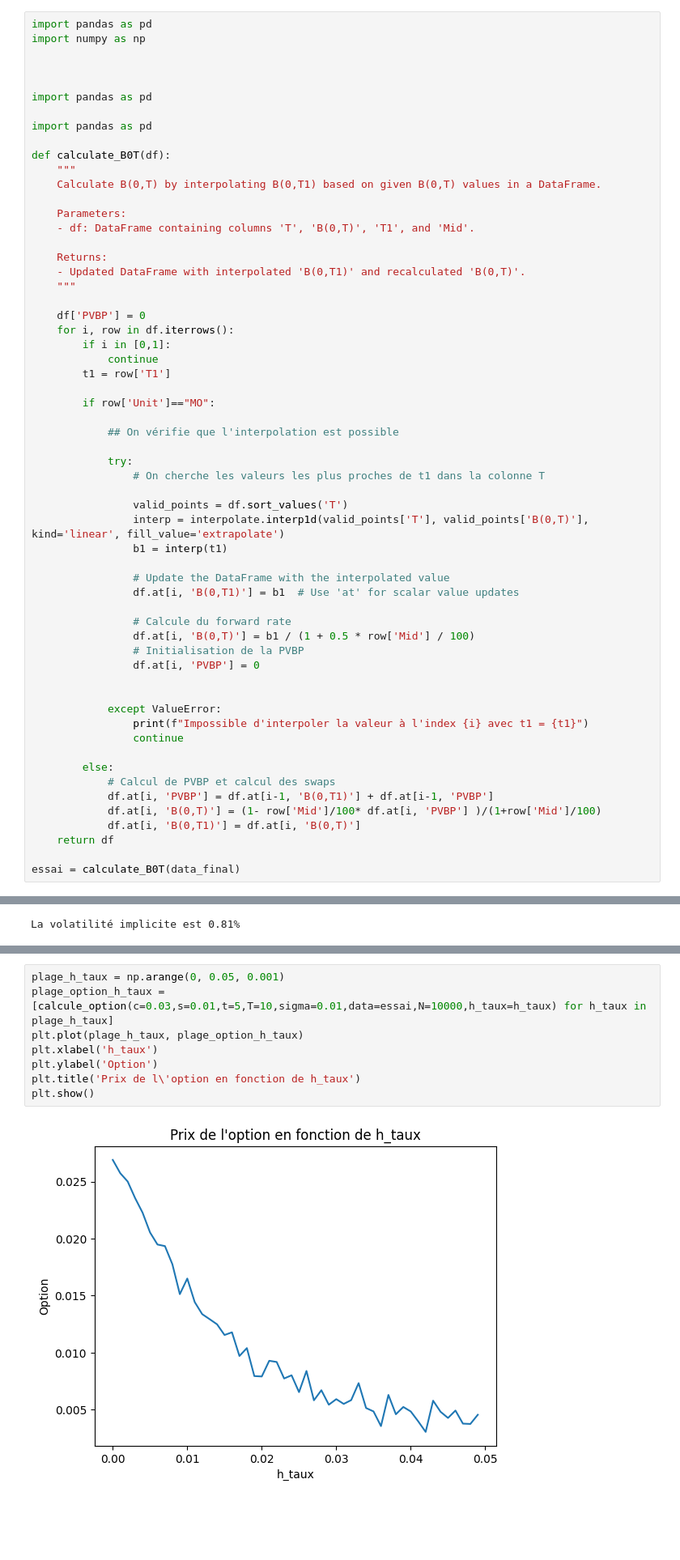
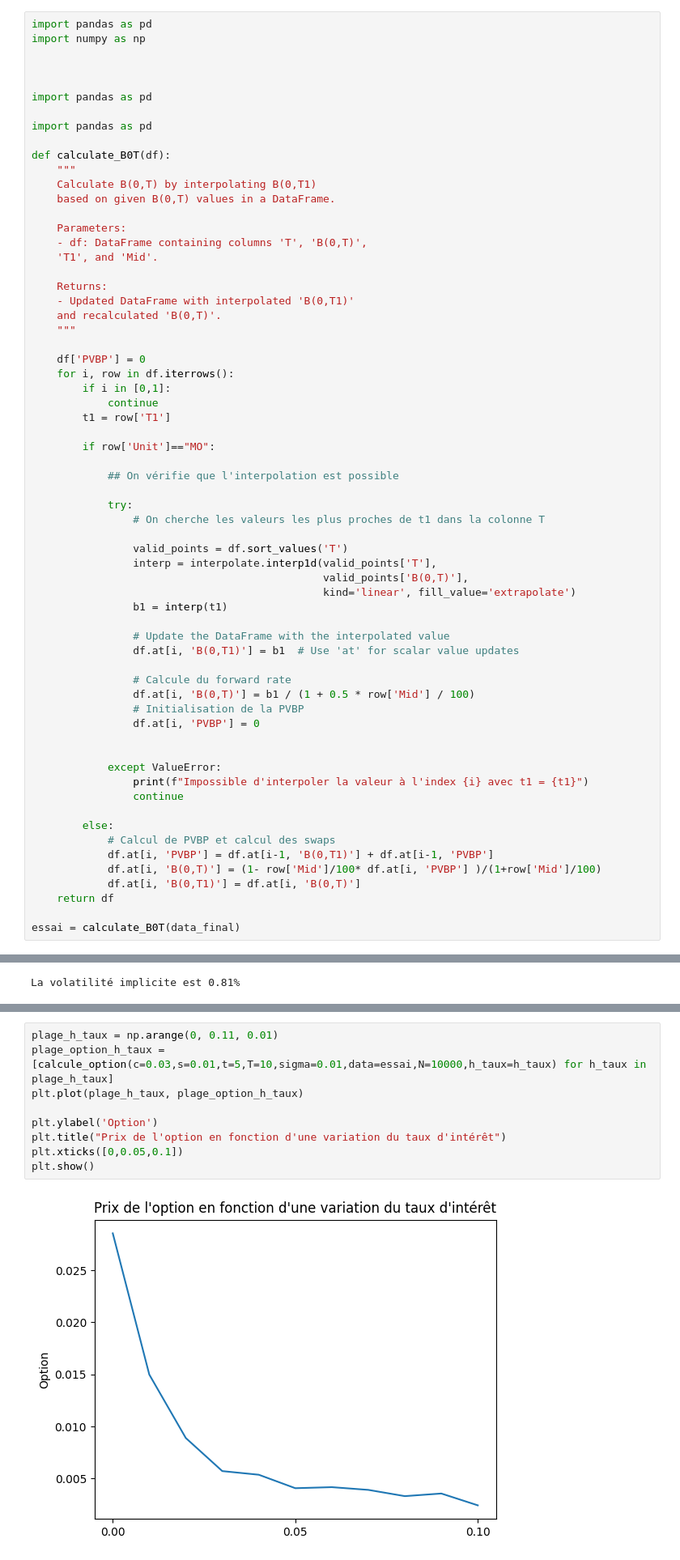
Before and after one commit to Jumbong/ensai, a Jupyter notebook: posts/obligation/index.ipynb, the cells around one changed output, grey strips where cells are left out. Shown: that part at 81% size. Saved outputs shown, nothing was run; the diff lists cells and outputs as text; blank space fills up the shorter version.

```diff
--- a/posts/obligation/index.ipynb
+++ b/posts/obligation/index.ipynb
@@ -222,13 +212,16 @@ import pandas as pd
 
 def calculate_B0T(df):
     """
-    Calculate B(0,T) by interpolating B(0,T1) based on given B(0,T) values in a DataFrame.
+    Calculate B(0,T) by interpolating B(0,T1)
+    based on given B(0,T) values in a DataFrame.
 
     Parameters:
-    - df: DataFrame containing columns 'T', 'B(0,T)', 'T1', and 'Mid'.
+    - df: DataFrame containing columns 'T', 'B(0,T)',
+    'T1', and 'Mid'.
 
     Returns:
-    - Updated DataFrame with interpolated 'B(0,T1)' and recalculated 'B(0,T)'.
+    - Updated DataFrame with interpolated 'B(0,T1)'
+    and recalculated 'B(0,T)'.
     """
 
     df['PVBP'] = 0
@@ -245,7 +238,9 @@ def calculate_B0T(df):
                 # On cherche les valeurs les plus proches de t1 dans la colonne T
 
                 valid_points = df.sort_values('T')
-                interp = interpolate.interp1d(valid_points['T'], valid_points['B(0,T)'], kind='linear', fill_value='extrapolate')
+                interp = interpolate.interp1d(valid_points['T'],
+                                              valid_points['B(0,T)'],
+                                              kind='linear', fill_value='extrapolate')
                 b1 = interp(t1)
 
                 # Update the DataFrame with the interpolated value
@@ -942,13 +947,14 @@ Comme nous pouvons le constater, une augmentation du taux d'intérêt conduit à
 # %%
-plage_h_taux = np.arange(0, 0.05, 0.001)
+plage_h_taux = np.arange(0, 0.11, 0.01)
 plage_option_h_taux = [calcule_option(c=0.03,s=0.01,t=5,T=10,sigma=0.01,data=essai,N=10000,h_taux=h_taux) for h_taux in plage_h_taux]
 plt.plot(plage_h_taux, plage_option_h_taux)
-plt.xlabel('h_taux')
+
 plt.ylabel('Option')
-plt.title('Prix de l\'option en fonction de h_taux')
+plt.title("Prix de l'option en fonction d'une variation du taux d'intérêt")
+plt.xticks([0,0.05,0.1])
 plt.show()
 # %% [output]
-[figure, old version]
+[figure, new version]
 # %% [markdown]
 #### Sensibilité du prix de l'option : Delta et Vega.
 
```
Also changed, not shown: parts of 20 cells of this notebook, 14 other files.
